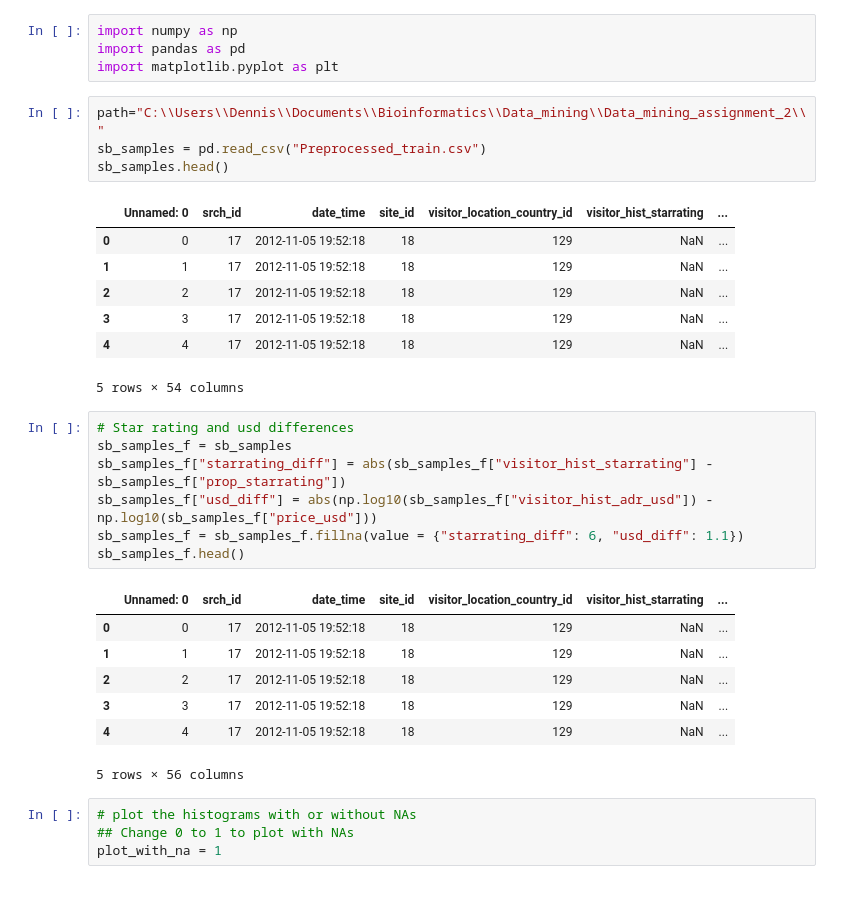
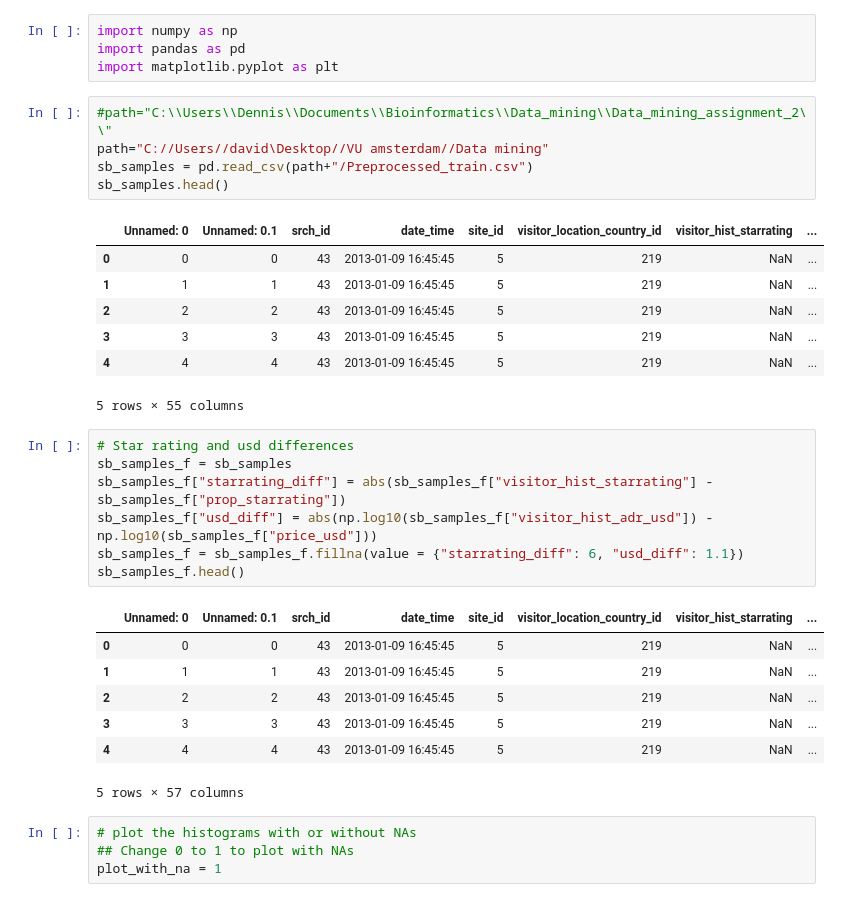
Before and after one commit to DavideBrex/Expedia-Hotels-recommendation-system, a Jupyter notebook: Feature_engineering.ipynb, the cells around one changed output. Drawn from its saved outputs; the diff is of its cells as text.

```diff
--- a/Feature_engineering.ipynb
+++ b/Feature_engineering.ipynb
@@ -3,17 +3,18 @@ import numpy as np
 import pandas as pd
 import matplotlib.pyplot as plt
 # %%
-path="C:\\Users\\Dennis\\Documents\\Bioinformatics\\Data_mining\\Data_mining_assignment_2\\"
-sb_samples = pd.read_csv("Preprocessed_train.csv")
+#path="C:\\Users\\Dennis\\Documents\\Bioinformatics\\Data_mining\\Data_mining_assignment_2\\"
+path="C://Users//david\Desktop//VU amsterdam//Data mining"
+sb_samples = pd.read_csv(path+"/Preprocessed_train.csv")
 sb_samples.head()
 # %% [output]
-|  | Unnamed: 0 | srch_id | date_time | site_id | visitor_location_country_id | visitor_hist_starrating | ... |
-| 0 | 0 | 17 | 2012-11-05 19:52:18 | 18 | 129 | NaN | ... |
-| 1 | 1 | 17 | 2012-11-05 19:52:18 | 18 | 129 | NaN | ... |
-| 2 | 2 | 17 | 2012-11-05 19:52:18 | 18 | 129 | NaN | ... |
-| 3 | 3 | 17 | 2012-11-05 19:52:18 | 18 | 129 | NaN | ... |
-| 4 | 4 | 17 | 2012-11-05 19:52:18 | 18 | 129 | NaN | ... |
+|  | Unnamed: 0 | Unnamed: 0.1 | srch_id | date_time | site_id | visitor_location_country_id | visitor_hist_starrating | ... |
+| 0 | 0 | 0 | 43 | 2013-01-09 16:45:45 | 5 | 219 | NaN | ... |
+| 1 | 1 | 1 | 43 | 2013-01-09 16:45:45 | 5 | 219 | NaN | ... |
+| 2 | 2 | 2 | 43 | 2013-01-09 16:45:45 | 5 | 219 | NaN | ... |
+| 3 | 3 | 3 | 43 | 2013-01-09 16:45:45 | 5 | 219 | NaN | ... |
+| 4 | 4 | 4 | 43 | 2013-01-09 16:45:45 | 5 | 219 | NaN | ... |
-5 rows × 54 columns
+5 rows × 55 columns
 # %%
 # Star rating and usd differences
 sb_samples_f = sb_samples
@@ -22,13 +23,13 @@ sb_samples_f["usd_diff"] = abs(np.log10(sb_samples_f["visitor_hist_adr_usd"]) -
 sb_samples_f = sb_samples_f.fillna(value = {"starrating_diff": 6, "usd_diff": 1.1})
 sb_samples_f.head()
 # %% [output]
-|  | Unnamed: 0 | srch_id | date_time | site_id | visitor_location_country_id | visitor_hist_starrating | ... |
-| 0 | 0 | 17 | 2012-11-05 19:52:18 | 18 | 129 | NaN | ... |
-| 1 | 1 | 17 | 2012-11-05 19:52:18 | 18 | 129 | NaN | ... |
-| 2 | 2 | 17 | 2012-11-05 19:52:18 | 18 | 129 | NaN | ... |
-| 3 | 3 | 17 | 2012-11-05 19:52:18 | 18 | 129 | NaN | ... |
-| 4 | 4 | 17 | 2012-11-05 19:52:18 | 18 | 129 | NaN | ... |
+|  | Unnamed: 0 | Unnamed: 0.1 | srch_id | date_time | site_id | visitor_location_country_id | visitor_hist_starrating | ... |
+| 0 | 0 | 0 | 43 | 2013-01-09 16:45:45 | 5 | 219 | NaN | ... |
+| 1 | 1 | 1 | 43 | 2013-01-09 16:45:45 | 5 | 219 | NaN | ... |
+| 2 | 2 | 2 | 43 | 2013-01-09 16:45:45 | 5 | 219 | NaN | ... |
+| 3 | 3 | 3 | 43 | 2013-01-09 16:45:45 | 5 | 219 | NaN | ... |
+| 4 | 4 | 4 | 43 | 2013-01-09 16:45:45 | 5 | 219 | NaN | ... |
-5 rows × 56 columns
+5 rows × 57 columns
 # %%
 # plot the histograms with or without NAs
 ## Change 0 to 1 to plot with NAs
```
Also changed, not shown: parts of 1 cell of this notebook, 1 other file.
